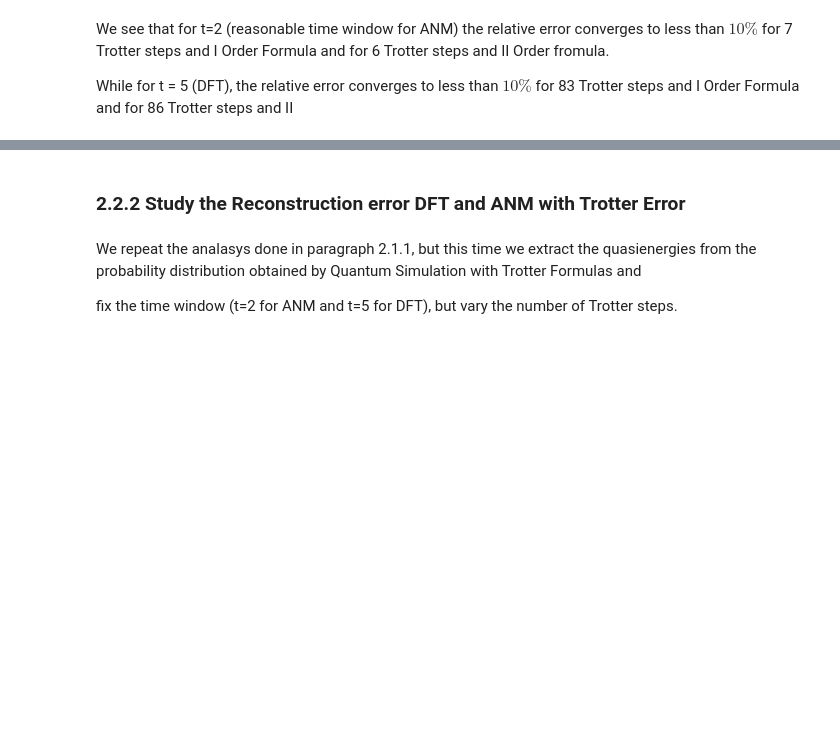
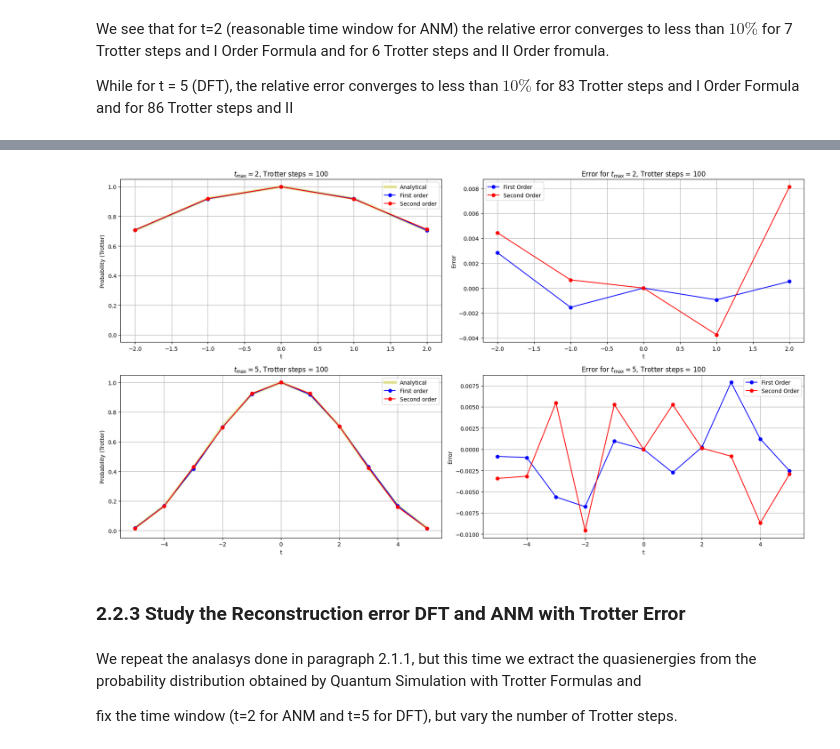
Before and after one commit to DuarteMagano/SuperResolution, a Jupyter notebook: report.ipynb, the cells around one changed output, grey strips where cells are left out. Saved outputs shown, nothing was run; the diff lists cells and outputs as text; code cells hidden in the pictures; blank space fills up the shorter version.

```diff
--- a/report.ipynb
+++ b/report.ipynb
@@ -334,5 +343,82 @@ While for t = 5 (DFT), the relative error converges to less than $10\%$ for 83 T
+# %%
+# Probability distribution in range [delta_num_Trotter_steps, Max_num_Trotter_steps]
+# with increments of delta_num_Trotter_steps
+
+FS_noisless = Floquet_Simulation(T=T, parameters=[h1, h2])
+epsilon = FS_noisless.quasi_energy_circular()
+
+Max_num_Trotter_steps = 101
+delta_num_Trotter_steps = 1
+
+array_num_Trotter_steps = np.arange(
+    delta_num_Trotter_steps,
+    Max_num_Trotter_steps,
+    delta_num_Trotter_steps
+)
+
+t_max_values = [2, 5]
+
+fig, axes = plt.subplots(2, 2, figsize=(18, 10))
+display_handle = display(fig, display_id=True)
+
+for num_Trotter_steps in array_num_Trotter_steps:
+    for ax in axes.flatten():
+        ax.clear()
+
+    for row, t_max in enumerate(t_max_values):
+
+        fname_first = f"Files/QuantumSimulation_Circular_Polarization_T={T}_Order=First_t_MAX={t_max}_Trotter_steps={num_Trotter_steps}.txt"
+        if not os.path.exists(fname_first):
+            FS_noisless.get_distribution0(Order_formula="First", num_Trotter_steps=num_Trotter_steps, num_points=2 * int(t_max / T))
+        t_first, P_first = np.loadtxt(fname_first, unpack=True)
+
+        fname_second = f"Files/QuantumSimulation_Circular_Polarization_T={T}_Order=Second_t_MAX={t_max}_Trotter_steps={num_Trotter_steps}.txt"
+        if not os.path.exists(fname_second):
+            FS_noisless.get_distribution0(Order_formula="Second", num_Trotter_steps=num_Trotter_steps, num_points=2 * int(t_max / T))
+        t_second, P_second = np.loadtxt(fname_second, unpack=True)
+
+        P_analytical = (1 + np.cos(epsilon * t_first)) / 2
+        error_first = P_first - P_analytical
+        error_second = P_second - P_analytical
+
+        # probability distributions
+        ax_prob = axes[row, 0]
+        ax_prob.plot(t_first, P_analytical, color='y', alpha=0.4, linewidth=5, label="Analytical")
+        ax_prob.plot(t_first, P_first, 'bo-', label="First order")
+        ax_prob.plot(t_second, P_second, 'ro-', label="Second order")
+
+        ax_prob.set_xlabel("t")
+        ax_prob.set_ylabel("Probability (Trotter)")
+        ax_prob.set_title(
+            rf"$t_{{\max}}={t_max}$, Trotter steps = {num_Trotter_steps}"
+        )
+        ax_prob.set_ylim(-0.05, 1.05)
+        ax_prob.grid(True)
+        ax_prob.legend()
+
+        # errors
+        ax_err = axes[row, 1]
+        ax_err.plot(t_first, error_first, 'bo-', label="First Order")
+        ax_err.plot(t_second, error_second, 'ro-', label="Second Order")
+
+        ax_err.set_xlabel("t")
+        ax_err.set_ylabel("Error")
+        ax_err.set_title(
+            rf"Error for $t_{{\max}}={t_max}$, Trotter steps = {num_Trotter_steps}"
+        )
+        ax_err.grid(True)
+        ax_err.legend()
+
+    fig.tight_layout()
+    clear_output(wait=True)
+    display(fig)
+    plt.pause(0.5)
+
+plt.close(fig)
+# %% [output]
+[figure, added]
 # %% [markdown]
-### 2.2.2 Study the Reconstruction error DFT and ANM with Trotter Error
+### 2.2.3 Study the Reconstruction error DFT and ANM with Trotter Error
 # %% [markdown]
 We repeat the analasys done in paragraph 2.1.1, but this time we extract the quasienergies from the probability distribution obtained by Quantum Simulation with Trotter Formulas and
 
```
Also changed, not shown: parts of 28 cells of this notebook, 2 other files.
